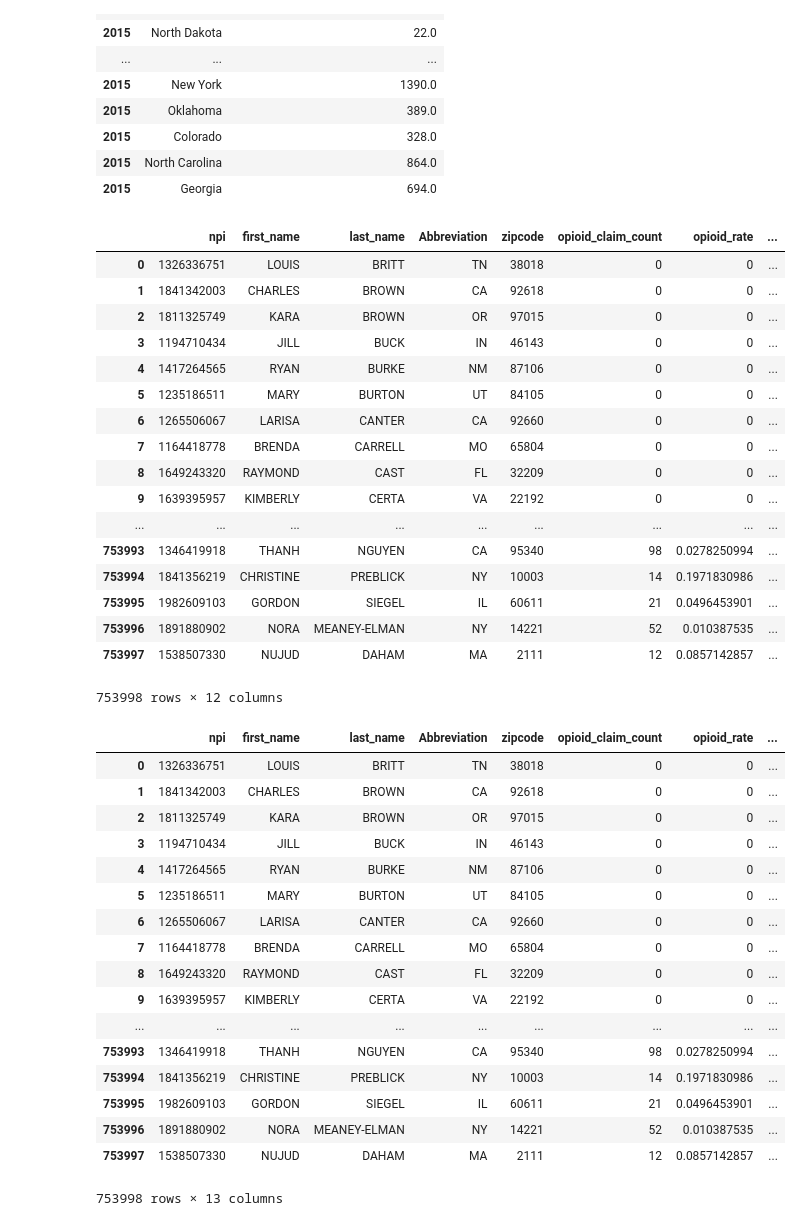
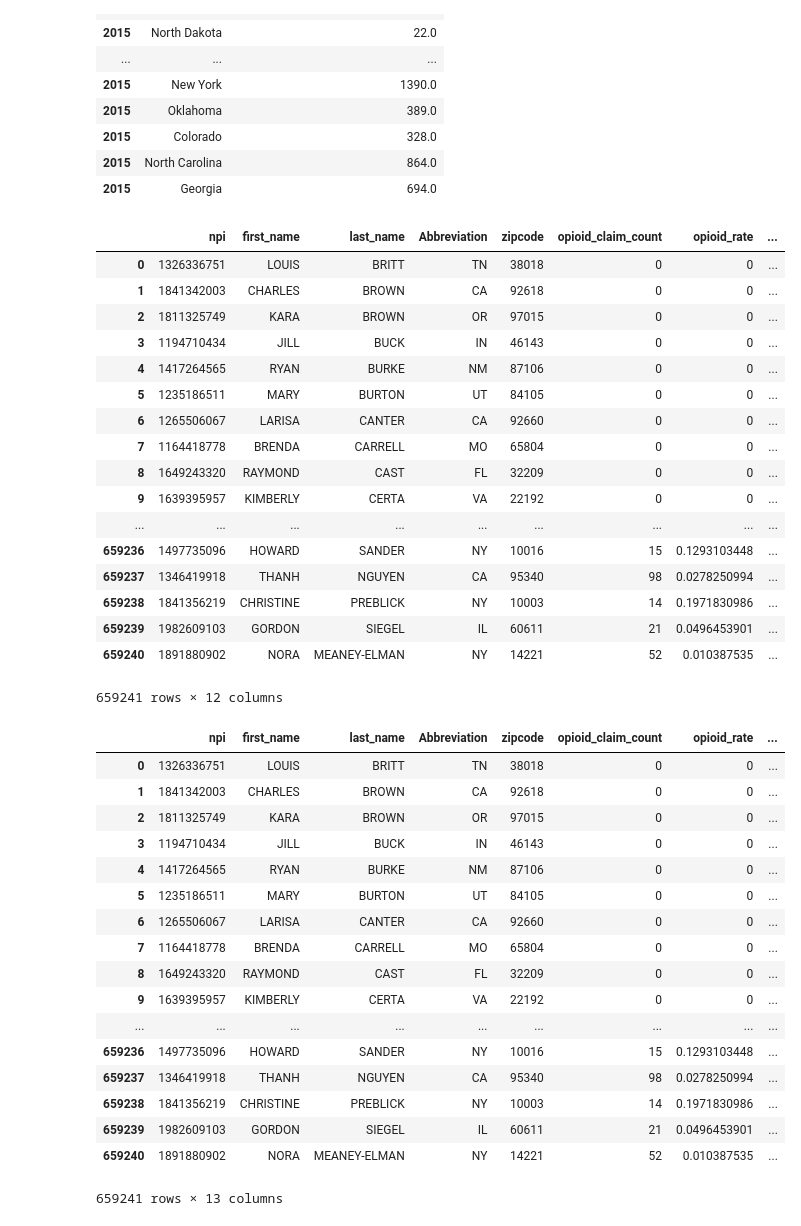
Before and after one commit to sw2804/my_first_repository, a Jupyter notebook: Data report.ipynb, the cells around one changed output. Cells and saved outputs as stored; diff of their text form; code cells hidden in the pictures.

```diff
--- a/Data report.ipynb
+++ b/Data report.ipynb
@@ -143,0 +144,4 @@ combo
+# %%
+combo.dropna(inplace=True)
+combo.drop('_merge',axis=1,inplace=True)
+combo
@@ -144,7 +167,10 @@ combo
 # %%
 state=pd.read_csv('states.csv')
 # %%
-combo2=pd.merge(combo,state,on='Abbreviation',how='left')
+combo2=pd.merge(combo,state,on='Abbreviation',how='left',indicator=True)
+combo2[combo2["_merge"] == "left_only"]
+combo2.dropna(inplace=True)
+combo2.drop('_merge',axis=1,inplace=True)
 combo2
 # %% [output]
 |  | npi | first_name | last_name | Abbreviation | zipcode | opioid_claim_count | opioid_rate | ... |
@@ -204,28 +230,28 @@ death
 | 2015 | North Carolina | 864.0 |
 | 2015 | Georgia | 694.0 |
 # %%
-combo3=pd.merge(combo2,death,on='State',how='left')
+combo3=pd.merge(combo2,death,on='State',how='left',indicator=True)
 combo3.drop(['NAME','_merge'],axis=1,inplace=True)
 combo3
 # %% [output]
 |  | npi | first_name | last_name | Abbreviation | zipcode | opioid_claim_count | opioid_rate | ... |
 | 0 | 1326336751 | LOUIS | BRITT | TN | 38018 | 0 | 0 | ... |
 | 1 | 1841342003 | CHARLES | BROWN | CA | 92618 | 0 | 0 | ... |
 | 2 | 1811325749 | KARA | BROWN | OR | 97015 | 0 | 0 | ... |
 | 3 | 1194710434 | JILL | BUCK | IN | 46143 | 0 | 0 | ... |
 | 4 | 1417264565 | RYAN | BURKE | NM | 87106 | 0 | 0 | ... |
 | 5 | 1235186511 | MARY | BURTON | UT | 84105 | 0 | 0 | ... |
 | 6 | 1265506067 | LARISA | CANTER | CA | 92660 | 0 | 0 | ... |
 | 7 | 1164418778 | BRENDA | CARRELL | MO | 65804 | 0 | 0 | ... |
 | 8 | 1649243320 | RAYMOND | CAST | FL | 32209 | 0 | 0 | ... |
 | 9 | 1639395957 | KIMBERLY | CERTA | VA | 22192 | 0 | 0 | ... |
 | ... | ... | ... | ... | ... | ... | ... | ... | ... |
-| 753993 | 1346419918 | THANH | NGUYEN | CA | 95340 | 98 | 0.0278250994 | ... |
-| 753994 | 1841356219 | CHRISTINE | PREBLICK | NY | 10003 | 14 | 0.1971830986 | ... |
-| 753995 | 1982609103 | GORDON | SIEGEL | IL | 60611 | 21 | 0.0496453901 | ... |
-| 753996 | 1891880902 | NORA | MEANEY-ELMAN | NY | 14221 | 52 | 0.010387535 | ... |
-| 753997 | 1538507330 | NUJUD | DAHAM | MA | 2111 | 12 | 0.0857142857 | ... |
+| 659236 | 1497735096 | HOWARD | SANDER | NY | 10016 | 15 | 0.1293103448 | ... |
+| 659237 | 1346419918 | THANH | NGUYEN | CA | 95340 | 98 | 0.0278250994 | ... |
+| 659238 | 1841356219 | CHRISTINE | PREBLICK | NY | 10003 | 14 | 0.1971830986 | ... |
+| 659239 | 1982609103 | GORDON | SIEGEL | IL | 60611 | 21 | 0.0496453901 | ... |
+| 659240 | 1891880902 | NORA | MEANEY-ELMAN | NY | 14221 | 52 | 0.010387535 | ... |
-753998 rows × 12 columns
+659241 rows × 12 columns
 # %%
 final_df=pd.merge(combo3,state_wealth,on='State',how='left')
 final_df
@@ -242,9 +268,9 @@ final_df
 | 8 | 1649243320 | RAYMOND | CAST | FL | 32209 | 0 | 0 | ... |
 | 9 | 1639395957 | KIMBERLY | CERTA | VA | 22192 | 0 | 0 | ... |
 | ... | ... | ... | ... | ... | ... | ... | ... | ... |
-| 753993 | 1346419918 | THANH | NGUYEN | CA | 95340 | 98 | 0.0278250994 | ... |
-| 753994 | 1841356219 | CHRISTINE | PREBLICK | NY | 10003 | 14 | 0.1971830986 | ... |
-| 753995 | 1982609103 | GORDON | SIEGEL | IL | 60611 | 21 | 0.0496453901 | ... |
-| 753996 | 1891880902 | NORA | MEANEY-ELMAN | NY | 14221 | 52 | 0.010387535 | ... |
-| 753997 | 1538507330 | NUJUD | DAHAM | MA | 2111 | 12 | 0.0857142857 | ... |
+| 659236 | 1497735096 | HOWARD | SANDER | NY | 10016 | 15 | 0.1293103448 | ... |
+| 659237 | 1346419918 | THANH | NGUYEN | CA | 95340 | 98 | 0.0278250994 | ... |
+| 659238 | 1841356219 | CHRISTINE | PREBLICK | NY | 10003 | 14 | 0.1971830986 | ... |
+| 659239 | 1982609103 | GORDON | SIEGEL | IL | 60611 | 21 | 0.0496453901 | ... |
+| 659240 | 1891880902 | NORA | MEANEY-ELMAN | NY | 14221 | 52 | 0.010387535 | ... |
-753998 rows × 13 columns
+659241 rows × 13 columns
```
Also changed, not shown: parts of 3 cells of this notebook.
